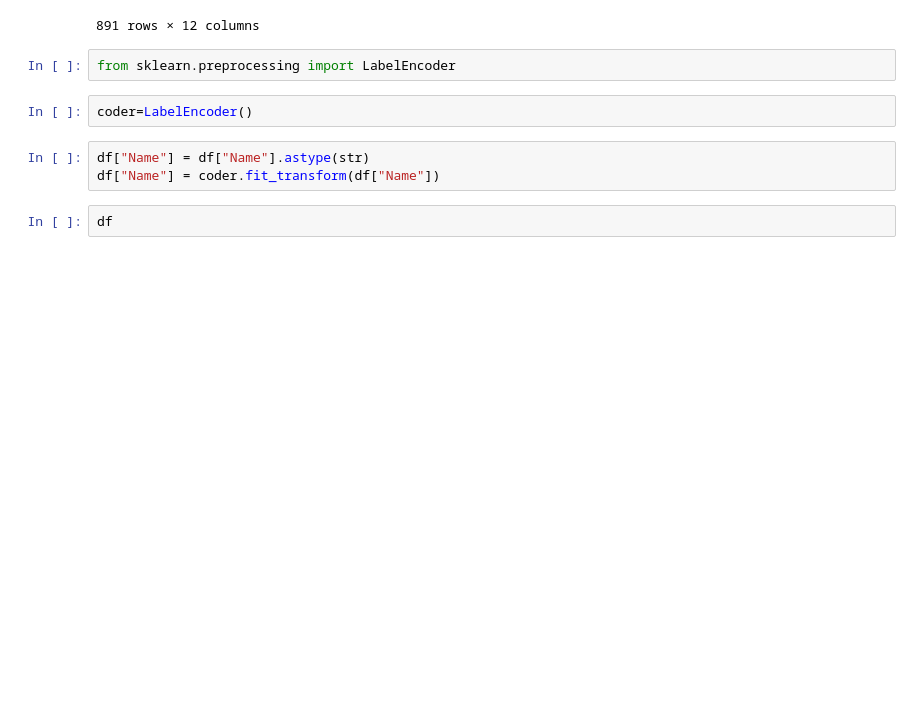
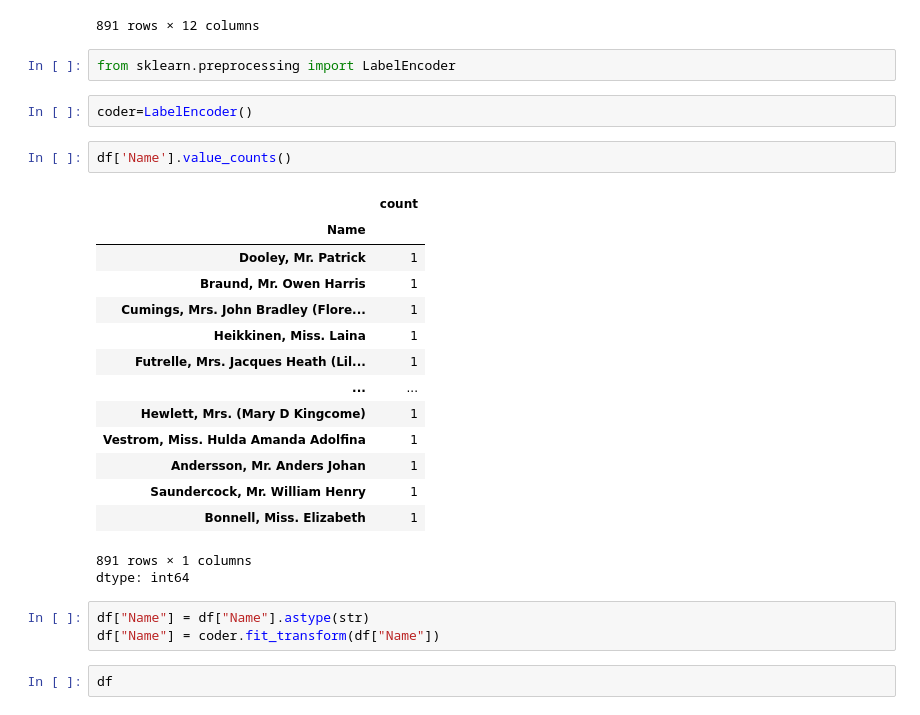
Before and after one commit to ZohaAsghar/taitanic-prdiction, a Jupyter notebook: titanic.ipynb, the cells around one changed output. Cells and saved outputs as stored; diff of their text form; blank space fills up the shorter version.

```diff
--- a/titanic.ipynb
+++ b/titanic.ipynb
@@ -115,6 +113,24 @@ df.fillna(1)
 from sklearn.preprocessing import LabelEncoder
 # %%
 coder=LabelEncoder()
+# %%
+df['Name'].value_counts()
+# %% [output]
+|  | count |
+| Name |  |
+| Dooley, Mr. Patrick | 1 |
+| Braund, Mr. Owen Harris | 1 |
+| Cumings, Mrs. John Bradley (Flore... | 1 |
+| Heikkinen, Miss. Laina | 1 |
+| Futrelle, Mrs. Jacques Heath (Lil... | 1 |
+| ... | ... |
+| Hewlett, Mrs. (Mary D Kingcome) | 1 |
+| Vestrom, Miss. Hulda Amanda Adolfina | 1 |
+| Andersson, Mr. Anders Johan | 1 |
+| Saundercock, Mr. William Henry | 1 |
+| Bonnell, Miss. Elizabeth | 1 |
+891 rows × 1 columns
+dtype: int64
 # %%
 df["Name"] = df["Name"].astype(str)
 df["Name"] = coder.fit_transform(df["Name"])
```
Also changed, not shown: parts of 13 cells of this notebook.
